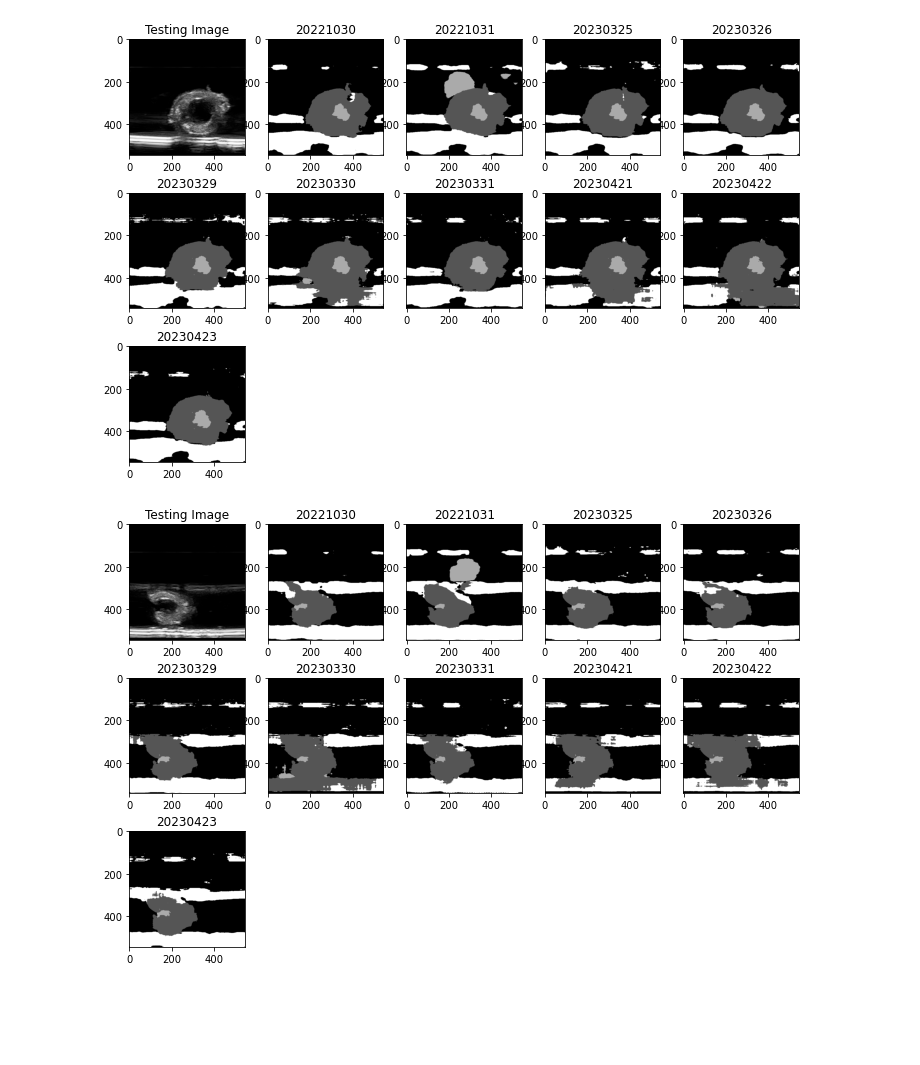
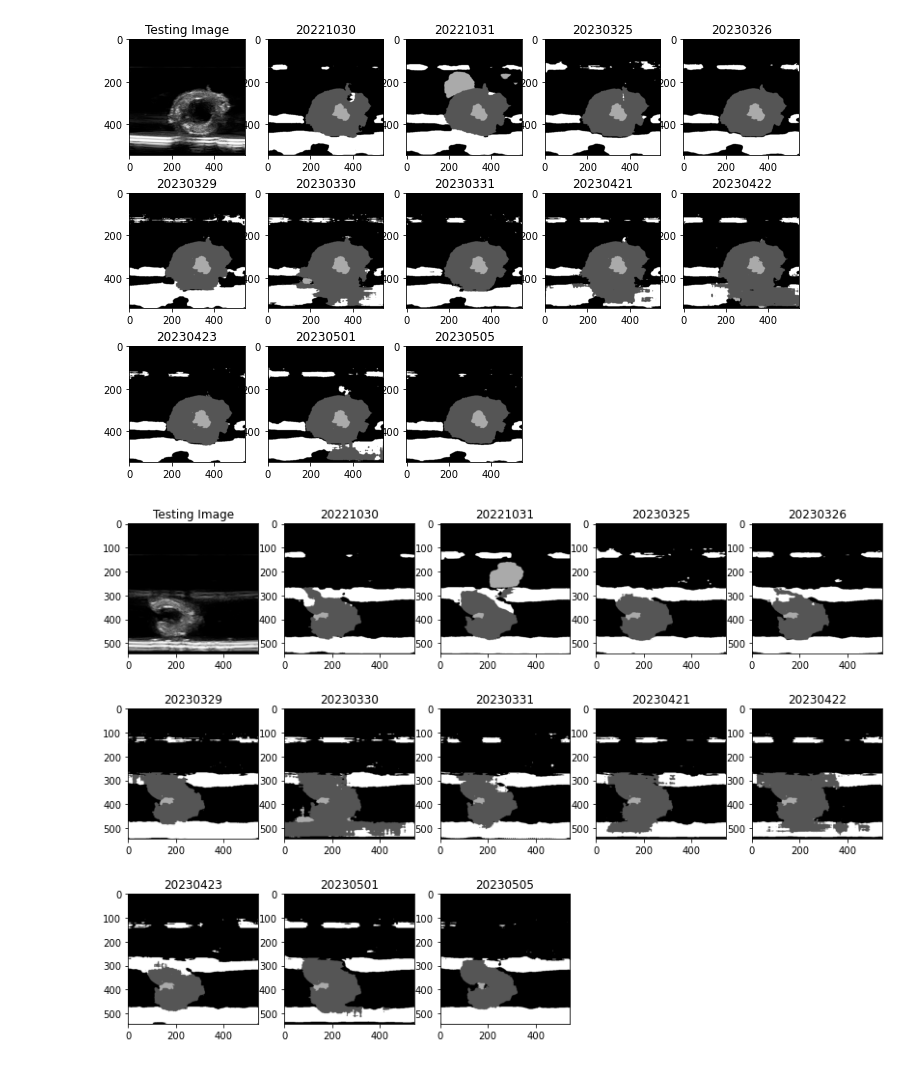
Before and after one commit to david-pilny/bachelor-thesis, a Jupyter notebook: Comparing.ipynb, the cells around one changed output. Drawn from its saved outputs; the diff is of its cells as text; code cells hidden in the pictures; blank space fills up the shorter version.

```diff
--- a/Comparing.ipynb
+++ b/Comparing.ipynb
@@ -20,6 +20,8 @@ model_20230331 = load_model('./Trained_models/20230331_atherosceloris_model.h5')
 model_20230421 = load_model('./Trained_models/20230421_atherosceloris_model.h5')
 model_20230422 = load_model('./Trained_models/20230422_atherosceloris_model.h5')
 model_20230423 = load_model('./Trained_models/20230423_atherosceloris_model.h5')
+model_20230501 = load_model('./Trained_models/20230501_atherosceloris_model.h5')
+model_20230505 = load_model('./Trained_models/20230505_atherosceloris_model.h5')
 # %%
 def segment_image(model, img_path):
     img = cv2.imread(img_path, 0)
@@ -125,5 +135,5 @@ plt.show()
 # %%
-fig = plt.figure(figsize=(12, 8))
+fig = plt.figure(figsize=(15, 10))
 plt.subplot(351)
 plt.title('Testing Image')
 plt.imshow(cv2.imread(tested_image_3, 0), cmap='gray')
@@ -157,12 +167,18 @@ plt.imshow(segment_image(model_20230422, tested_image_3), cmap='gray')
 plt.subplot(3,5,11)
 plt.title('20230423')
 plt.imshow(segment_image(model_20230423, tested_image_3), cmap='gray')
+plt.subplot(3,5,12)
+plt.title('20230501')
+plt.imshow(segment_image(model_20230501, tested_image_3), cmap='gray')
+plt.subplot(3,5,13)
+plt.title('20230505')
+plt.imshow(segment_image(model_20230505, tested_image_3), cmap='gray')
 #plt.savefig('./only-vein-1.png')
 plt.show()
 # %% [output]
-[figure, old version]
+[figure, new version]
 # %%
-fig = plt.figure(figsize=(12, 8))
+fig = plt.figure(figsize=(15, 10))
 plt.subplot(351)
 plt.title('Testing Image')
 plt.imshow(cv2.imread(tested_image_4, 0), cmap='gray')
@@ -172,32 +188,38 @@ plt.imshow(segment_image(model_20221030, tested_image_4), cmap='gray')
 plt.subplot(353)
 plt.title('20221031')
 plt.imshow(segment_image(model_20221031, tested_image_4), cmap='gray')
 plt.subplot(354)
 plt.title('20230325')
 plt.imshow(segment_image(model_20230325, tested_image_4), cmap='gray')
 plt.subplot(355)
 plt.title('20230326')
 plt.imshow(segment_image(model_20230326, tested_image_4), cmap='gray')
 plt.subplot(356)
 plt.title('20230329')
 plt.imshow(segment_image(model_20230329, tested_image_4), cmap='gray')
 plt.subplot(357)
 plt.title('20230330')
 plt.imshow(segment_image(model_20230330, tested_image_4), cmap='gray')
 plt.subplot(358)
 plt.title('20230331')
 plt.imshow(segment_image(model_20230331, tested_image_4), cmap='gray')
 plt.subplot(359)
 plt.title('20230421')
 plt.imshow(segment_image(model_20230421, tested_image_4), cmap='gray')
 plt.subplot(3,5,10)
 plt.title('20230422')
 plt.imshow(segment_image(model_20230422, tested_image_4), cmap='gray')
 plt.subplot(3,5,11)
 plt.title('20230423')
 plt.imshow(segment_image(model_20230423, tested_image_4), cmap='gray')
+plt.subplot(3,5,12)
+plt.title('20230501')
+plt.imshow(segment_image(model_20230501, tested_image_4), cmap='gray')
+plt.subplot(3,5,13)
+plt.title('20230505')
+plt.imshow(segment_image(model_20230505, tested_image_4), cmap='gray')
 #plt.savefig('./only-vein-1.png')
 plt.show()
 # %% [output]
-[figure, old version]
+[figure, new version]
 # %%
```
Also changed, not shown: parts of 3 cells of this notebook, 11 other files.
